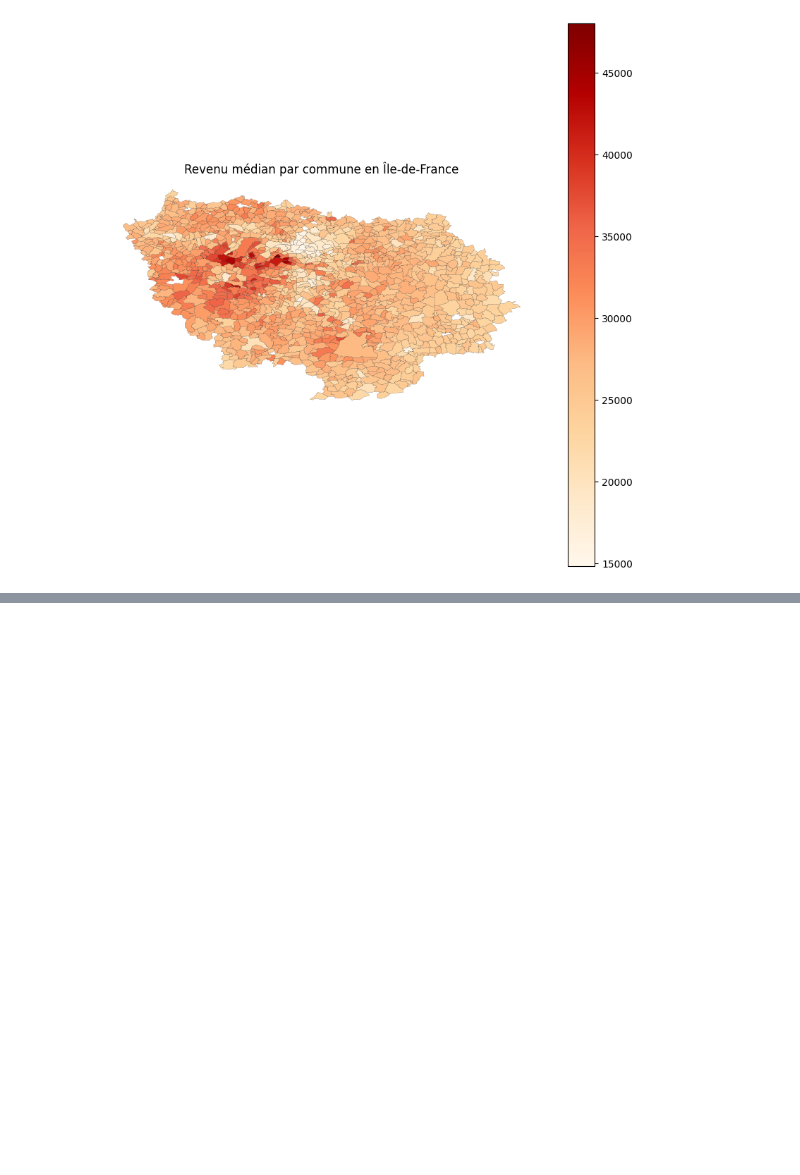
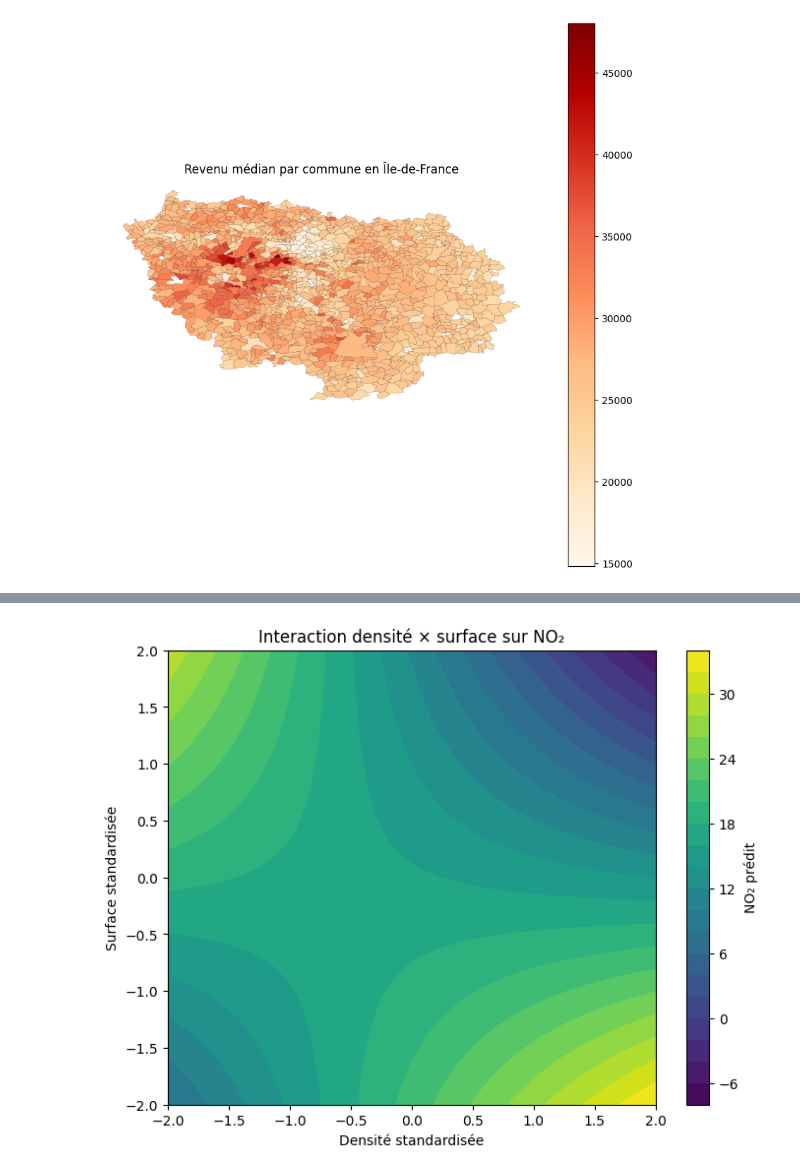
Before and after one commit to aurelianmoge/Projet-Python---ENSAE-2025, a Jupyter notebook: FICHIER PROPRE.ipynb, the cells around one changed output, grey strips where cells are left out. Drawn from its saved outputs; the diff is of its cells as text; code cells hidden in the pictures; blank space fills up the shorter version.

```diff
--- a/FICHIER PROPRE.ipynb
+++ b/FICHIER PROPRE.ipynb
@@ -696,0 +996,5 @@ See the caveats in the documentation: https://pandas.pydata.org/pandas-docs/stab
+# %%
+# On supprime MED21 (revenu médian)
+X_dem_reduced_const5 = X_dem_reduced_const4.drop(columns=['MED21'])
+model_no2_dem_std5 = sm.OLS(y_no2, X_dem_reduced_const5).fit()
+print(model_no2_dem_std5.summary())
@@ -696,0 +1053,11 @@ See the caveats in the documentation: https://pandas.pydata.org/pandas-docs/stab
+# %%
+### On ajoute l'effet croisé x*y
+
+# Nouvelle variable
+X_dem_spatial['densite_surf'] = X_dem_spatial['densite'] * X_dem_spatial['surf_ha']
+
+# On construit le modèle
+model_no2_dem_spatial2 = sm.OLS(y_no2, X_dem_spatial).fit()
+print(model_no2_dem_spatial2.summary())
+
+### REMARQUE : l'effet croisé semble fort et augmente un peu le R^2 (grandes villes et denses = les plus polluées)
@@ -696,0 +1082,31 @@ See the caveats in the documentation: https://pandas.pydata.org/pandas-docs/stab
+# %%
+#### On visualise l'effet croisé surface / densité
+
+# On récupère les coefs de la dernière régression
+coef = model_no2_dem_spatial2.params
+
+# On crée des séries de 50 valeurs pour discrétiser nos valeurs de densité et de surface (entre -2 et 2 écarts-types)
+dens_vals = np.linspace(-2, 2, 50)
+surf_vals = np.linspace(-2, 2, 50)
+
+# On récupère toutes les combinaisons possibles, dans une matrice 2D, entre surface et densité
+D, S = np.meshgrid(dens_vals, surf_vals)
+
+# On prédit NO2 à partir des coefs pour chaque ligne
+NO2_pred = (
+    coef["const"] +
+    coef["densite"] * D +
+    coef["surf_ha"] * S +
+    coef["densite_surf"] * D * S
+)
+
+# On représente les effets croisés
+plt.figure(figsize=(8,6))
+cp = plt.contourf(D, S, NO2_pred, levels=20, cmap='viridis')
+plt.colorbar(cp, label='NO₂ prédit')
+plt.xlabel('Densité standardisée')
+plt.ylabel('Surface standardisée')
+plt.title('Interaction densité × surface sur NO₂')
+plt.show()
+# %% [output]
+[figure, added]
```
Also changed, not shown: parts of 29 cells of this notebook.
